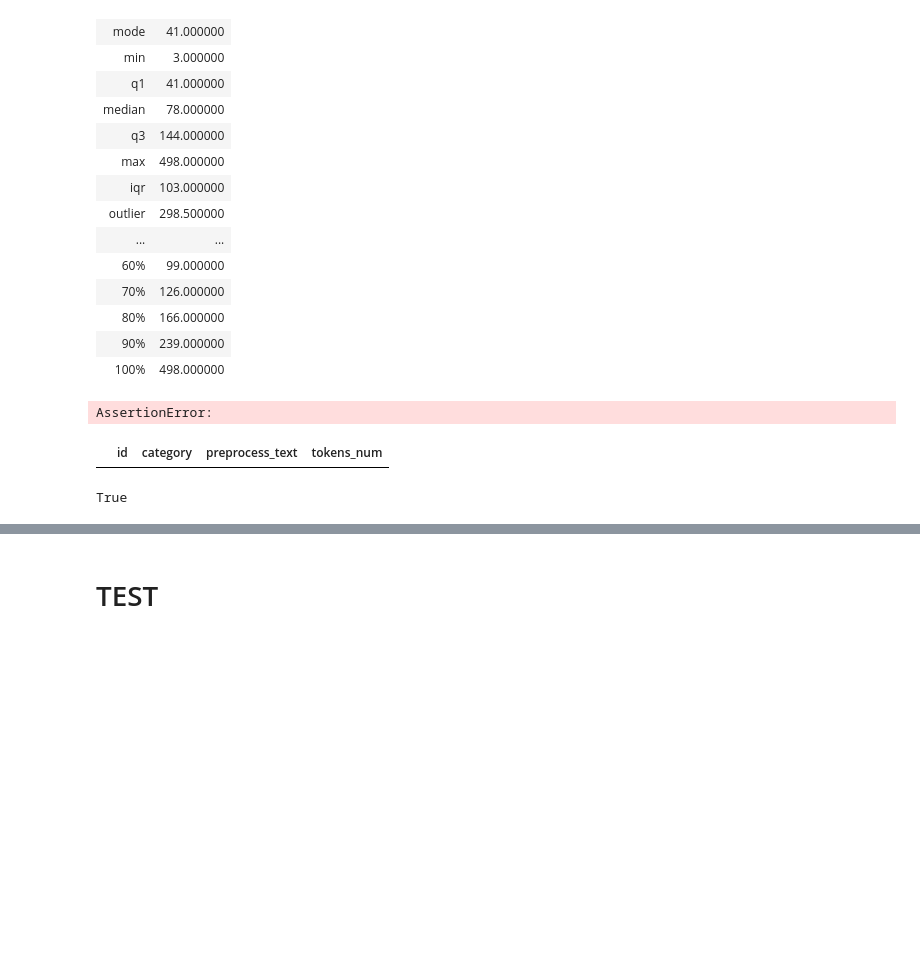
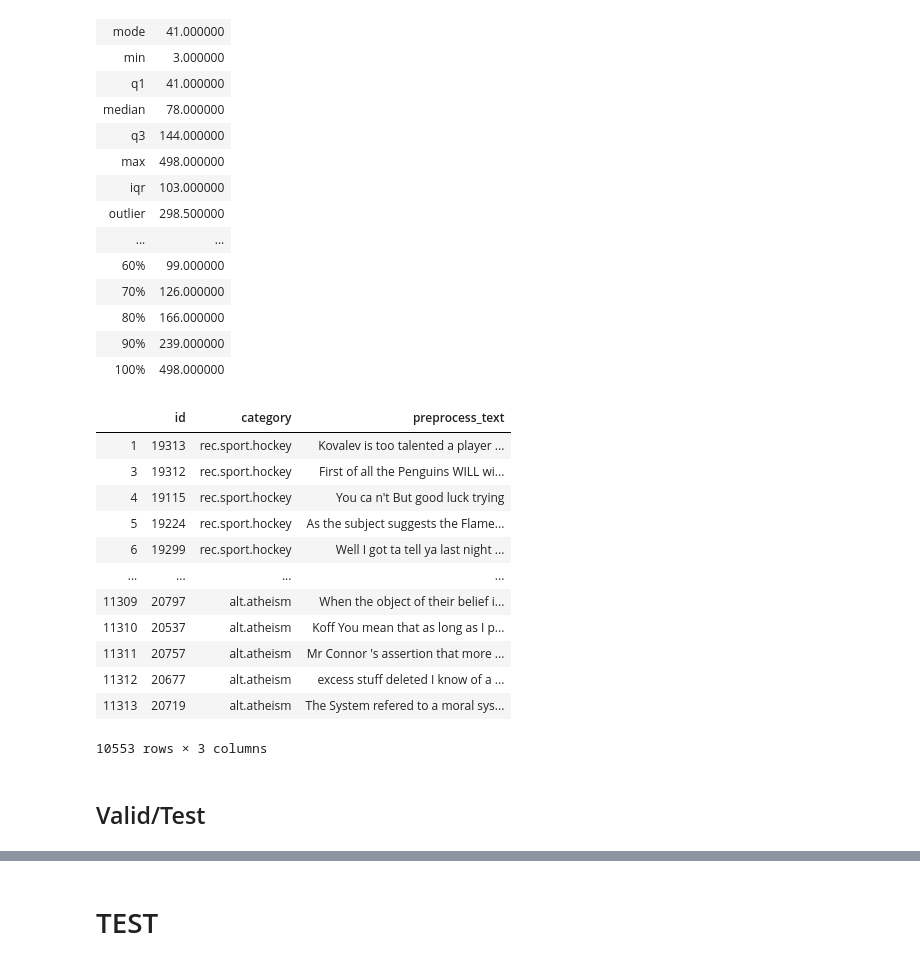
Before and after one commit to tychen5/SequenceFramework, a Jupyter notebook: 1.AnalyzeData.ipynb, the cells around one changed output, grey strips where cells are left out. Drawn from its saved outputs; the diff is of its cells as text; code cells hidden in the pictures; blank space fills up the shorter version.

```diff
--- a/1.AnalyzeData.ipynb
+++ b/1.AnalyzeData.ipynb
@@ -373,16 +251,23 @@ basic_statistics(train_df_select.tokens_num.tolist())
 | 80% | 166.000000 |
 | 90% | 239.000000 |
 | 100% | 498.000000 |
-# %%
-roberta.extract_features_aligned_to_words(train_df[train_df['id'] == '26339'].preprocess_text.tolist()[0])
-# %% [output]
-AssertionError:
-# %%
-train_df[train_df['tokens_num'].apply(lambda x: type(x)==str)]
-# train_df[type(train_df.tokens_num) is str]
-# %% [output]
-|  | id | category | preprocess_text | tokens_num |
-# %%
-type(25) is int
-# %% [output]
-True
+# %%
+train_df_select_ = train_df_select.filter(['id','category','preprocess_text'])
+train_df_select_.to_csv('data/20news-bydate-v3/training_df.csv')
+train_df_select_
+# %% [output]
+|  | id | category | preprocess_text |
+| 1 | 19313 | rec.sport.hockey | Kovalev is too talented a player ... |
+| 3 | 19312 | rec.sport.hockey | First of all the Penguins WILL wi... |
+| 4 | 19115 | rec.sport.hockey | You ca n't But good luck trying |
+| 5 | 19224 | rec.sport.hockey | As the subject suggests the Flame... |
+| 6 | 19299 | rec.sport.hockey | Well I got ta tell ya last night ... |
+| ... | ... | ... | ... |
+| 11309 | 20797 | alt.atheism | When the object of their belief i... |
+| 11310 | 20537 | alt.atheism | Koff You mean that as long as I p... |
+| 11311 | 20757 | alt.atheism | Mr Connor 's assertion that more ... |
+| 11312 | 20677 | alt.atheism | excess stuff deleted I know of a ... |
+| 11313 | 20719 | alt.atheism | The System refered to a moral sys... |
+10553 rows × 3 columns
+# %% [markdown]
+## Valid/Test
```
Also changed, not shown: parts of 36 cells of this notebook.
